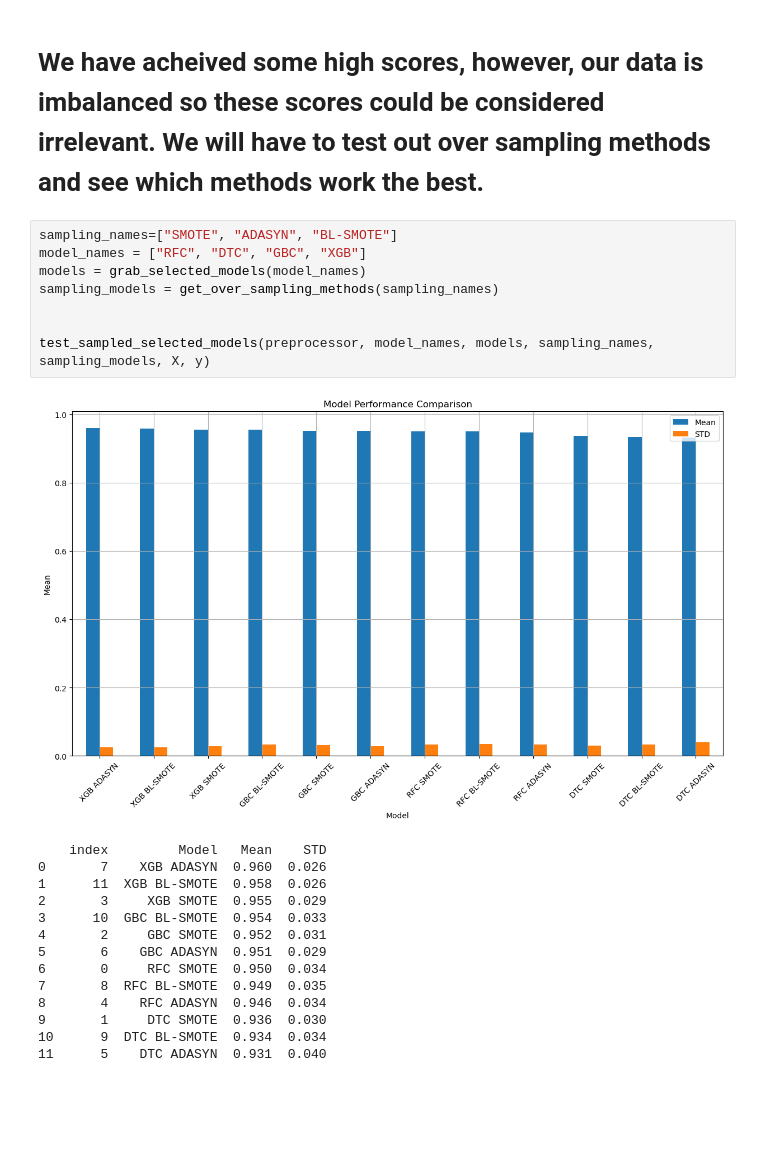
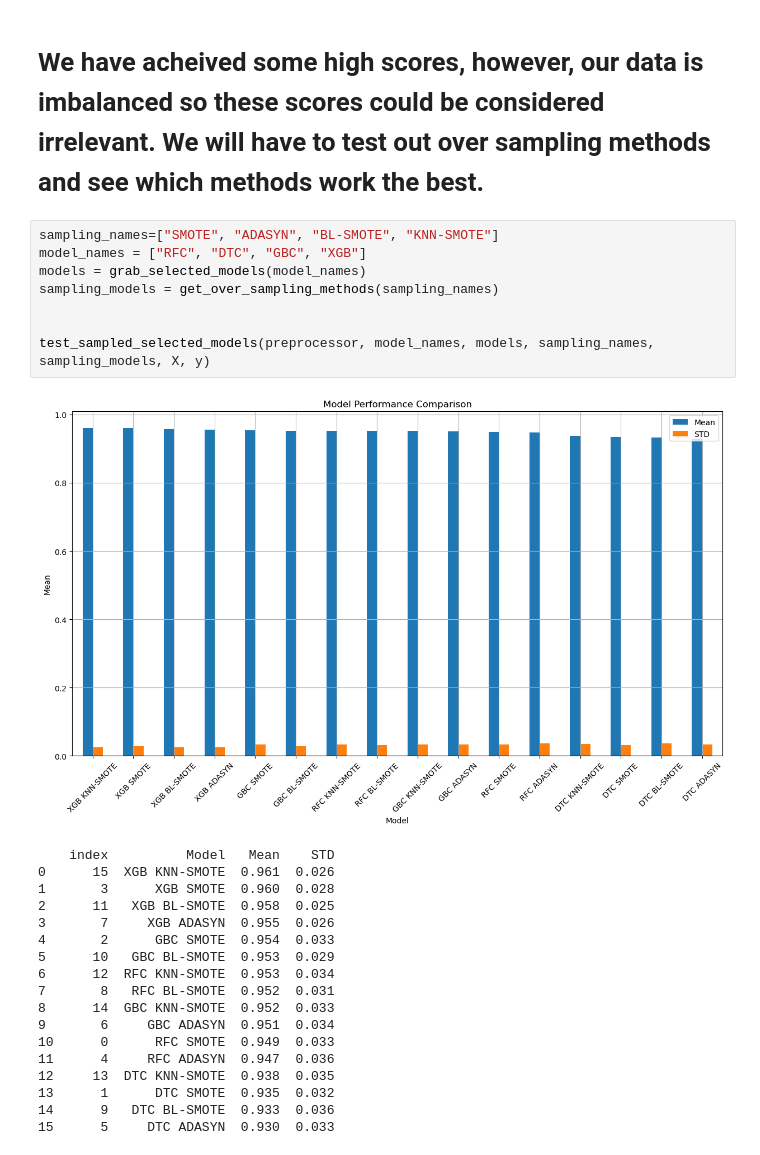
Before and after one commit to MaukanMir/Thyroid-Cancer-Classification, a Jupyter notebook: training.ipynb, the cells around one changed output. Cells and saved outputs as stored; diff of their text form; blank space fills up the shorter version.

Commit message:
addd new models

```diff
--- a/training.ipynb
+++ b/training.ipynb
@@ -311,28 +311,32 @@ test_selected_models(preprocessor, models, model_names, X, y)
 # %% [markdown]
 # We have acheived some high scores, however, our data is imbalanced so these scores could be considered irrelevant. We will have to test out over sampling methods and see which methods work the best.
 # %%
-sampling_names=["SMOTE", "ADASYN", "BL-SMOTE"]
+sampling_names=["SMOTE", "ADASYN", "BL-SMOTE", "KNN-SMOTE"]
 model_names = ["RFC", "DTC", "GBC", "XGB"]
 models = grab_selected_models(model_names)
 sampling_models = get_over_sampling_methods(sampling_names)
 
 
 test_sampled_selected_models(preprocessor, model_names, models, sampling_names, sampling_models, X, y)
 # %% [output]
-[figure, old version]
+[figure, new version]
-    index         Model   Mean    STD
-0       7    XGB ADASYN  0.960  0.026
-1      11  XGB BL-SMOTE  0.958  0.026
-2       3     XGB SMOTE  0.955  0.029
-3      10  GBC BL-SMOTE  0.954  0.033
-4       2     GBC SMOTE  0.952  0.031
-5       6    GBC ADASYN  0.951  0.029
-6       0     RFC SMOTE  0.950  0.034
-7       8  RFC BL-SMOTE  0.949  0.035
-8       4    RFC ADASYN  0.946  0.034
-9       1     DTC SMOTE  0.936  0.030
-10      9  DTC BL-SMOTE  0.934  0.034
-11      5    DTC ADASYN  0.931  0.040
+    index          Model   Mean    STD
+0      15  XGB KNN-SMOTE  0.961  0.026
+1       3      XGB SMOTE  0.960  0.028
+2      11   XGB BL-SMOTE  0.958  0.025
+3       7     XGB ADASYN  0.955  0.026
+4       2      GBC SMOTE  0.954  0.033
+5      10   GBC BL-SMOTE  0.953  0.029
+6      12  RFC KNN-SMOTE  0.953  0.034
+7       8   RFC BL-SMOTE  0.952  0.031
+8      14  GBC KNN-SMOTE  0.952  0.033
+9       6     GBC ADASYN  0.951  0.034
+10      0      RFC SMOTE  0.949  0.033
+11      4     RFC ADASYN  0.947  0.036
+12     13  DTC KNN-SMOTE  0.938  0.035
+13      1      DTC SMOTE  0.935  0.032
+14      9   DTC BL-SMOTE  0.933  0.036
+15      5     DTC ADASYN  0.930  0.033
 # %%
 model_names = ["LR", "SVC", "KNN"]
 models = grab_selected_models(model_names)
```
Also changed, not shown: parts of 1 cell of this notebook.
